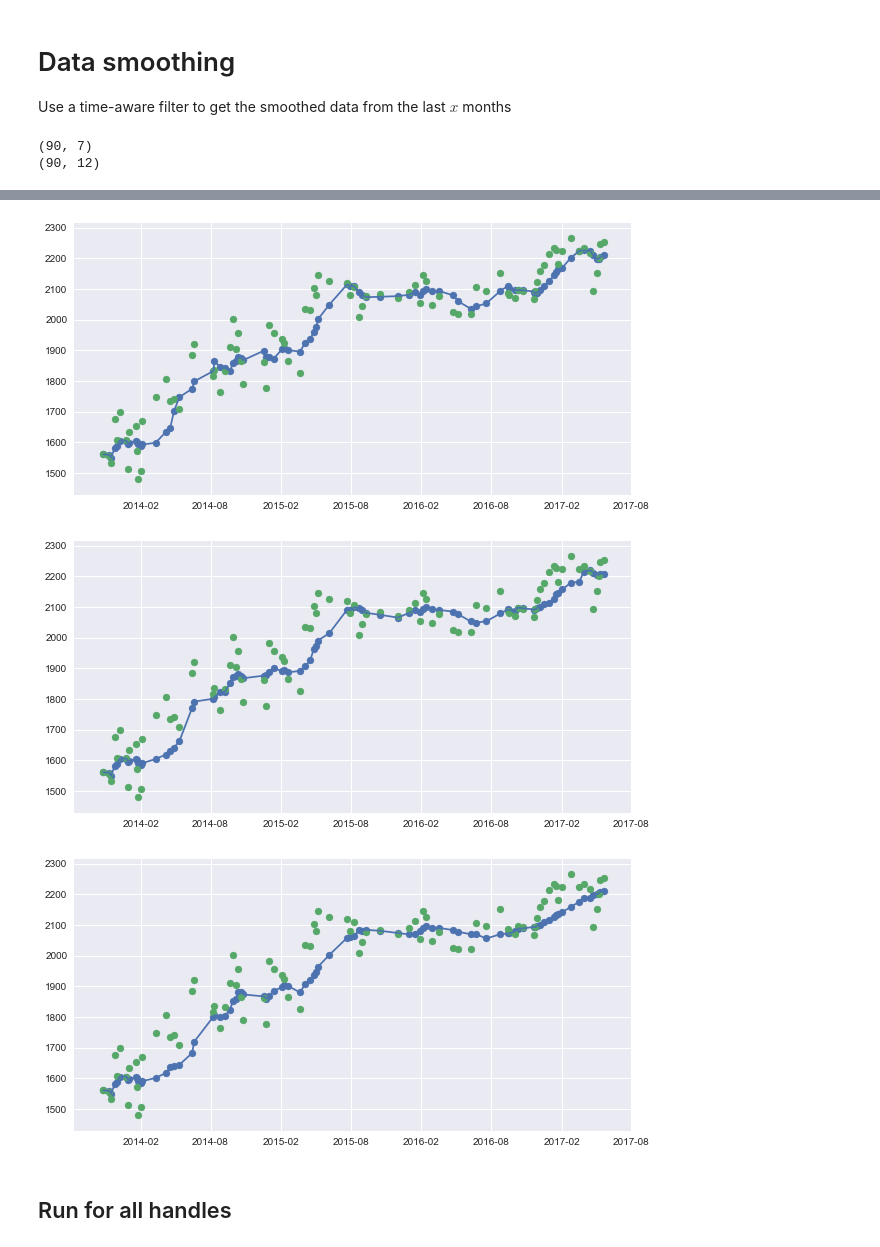
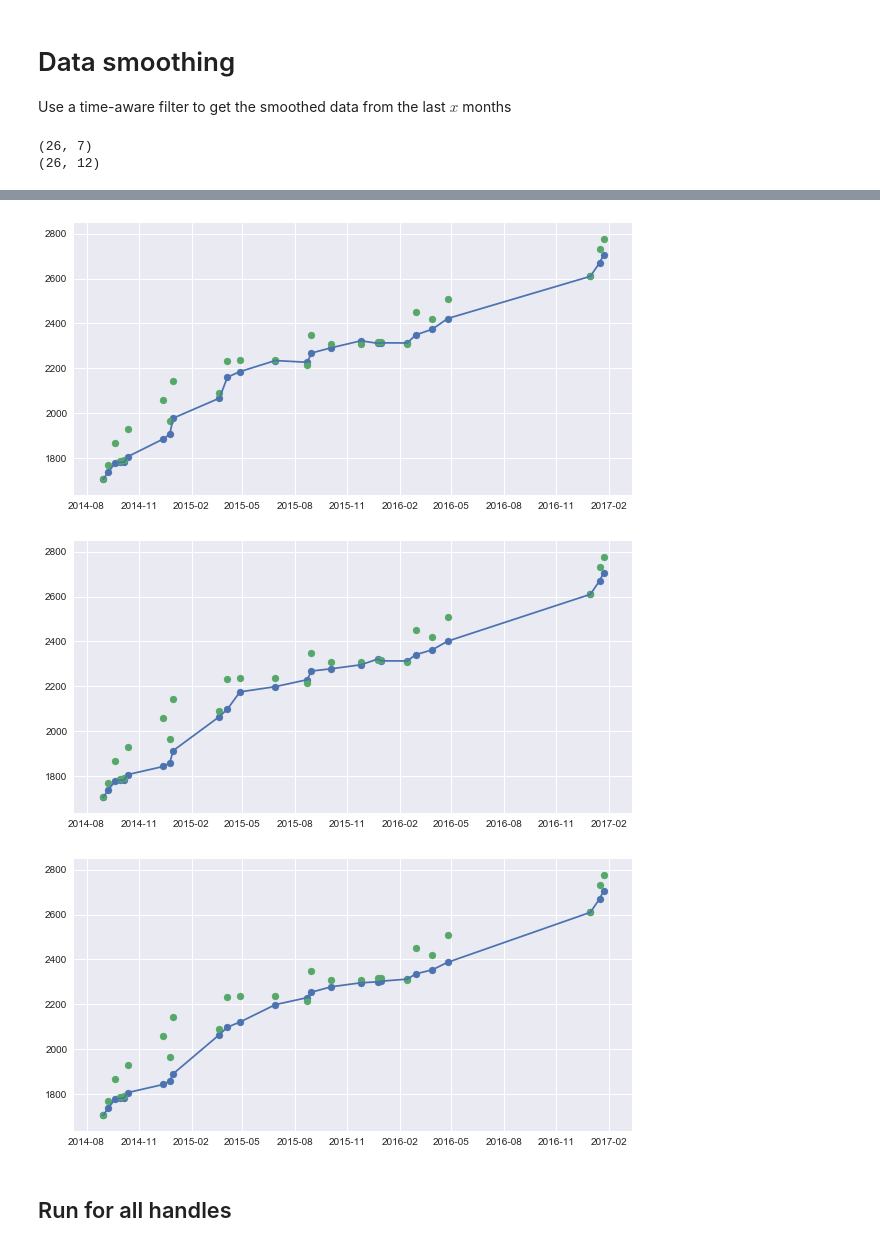
Before and after one commit to yjiao/codeforces_predict, a Jupyter notebook: smoothed_features_no_lookahead.ipynb, the cells around one changed output, grey strips where cells are left out. Cells and saved outputs as stored; diff of their text form; code cells hidden in the pictures.

```diff
--- a/smoothed_features_no_lookahead.ipynb
+++ b/smoothed_features_no_lookahead.ipynb
@@ -59,7 +59,7 @@ cur.execute("""SELECT handle FROM handles;""")
 handles = [x[0] for x in cur.fetchall()]
 # %%
 plt.rcParams['figure.figsize'] = (10.0, 5.0)
-user= 'chenmark'
+user= 'waterfalls'
 df = pd.read_sql("select * from user_rating where handle = '%s' order by ratingupdatetimeseconds" % user, con)
 print df.shape
 
@@ -77,5 +77,5 @@ for n_months in range(1, 6):
     plt.scatter(df.index, df.newrating.values)
 print df.shape
 # %% [output]
-(90, 7)
-(90, 12)
+(26, 7)
+(26, 12)
@@ -84,6 +84,6 @@ print df.shape
-[figure, old version]
+[figure, new version]
-[figure, old version]
+[figure, new version]
-[figure, old version]
+[figure, new version]
 # %% [markdown]
 ##  Run for all handles
 # %%
```
Also changed, not shown: parts of 1 cell of this notebook, 4 other files.
